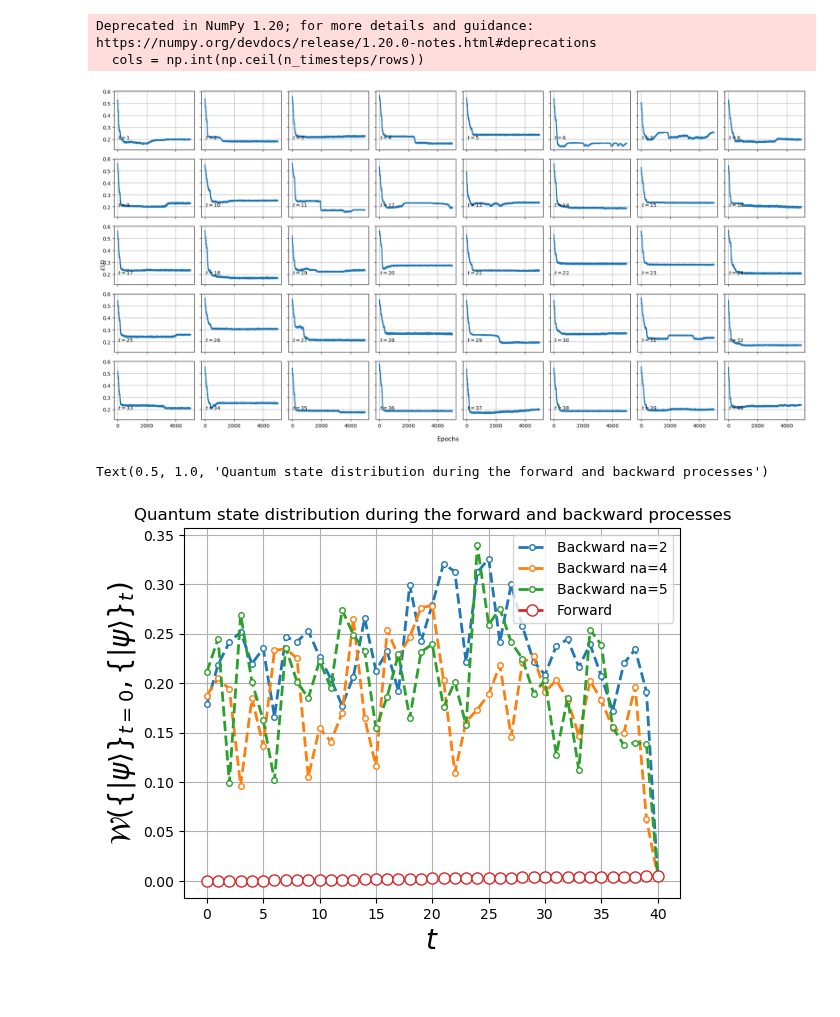
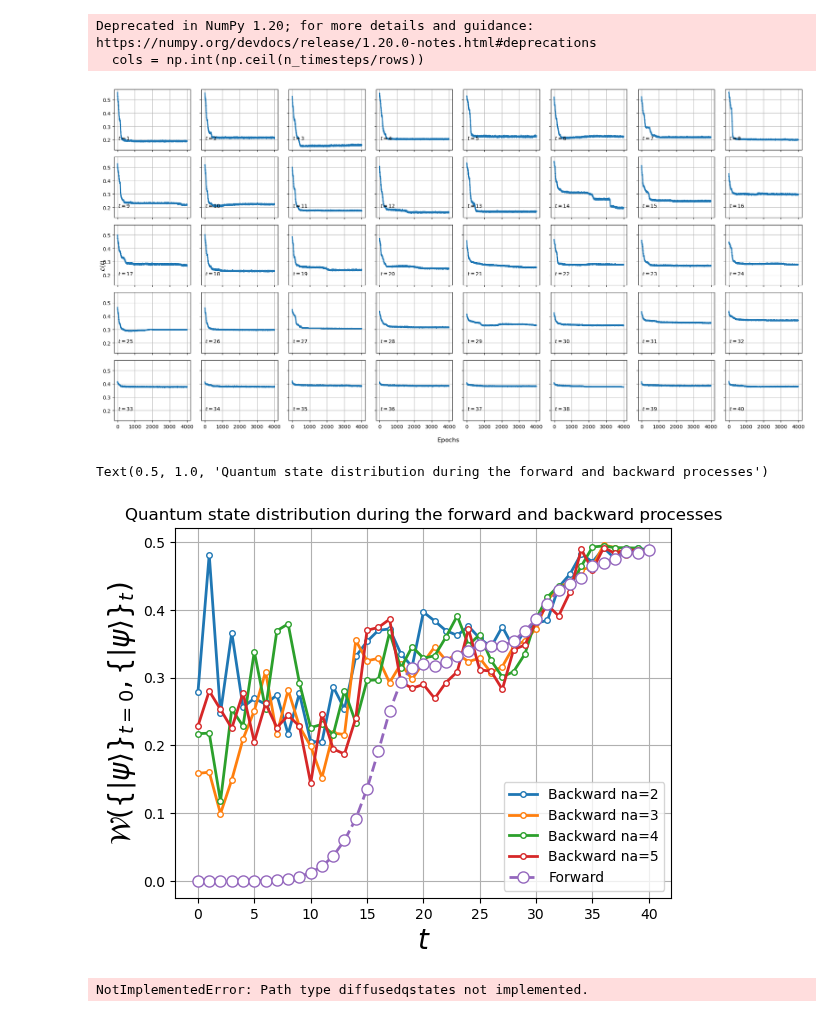
Before and after one commit to alapena/QuantGenMdl, a Jupyter notebook: visualize_denoising.ipynb, the cells around one changed output. Drawn from its saved outputs; the diff is of its cells as text; code cells hidden in the pictures.

```diff
--- a/visualize_denoising.ipynb
+++ b/visualize_denoising.ipynb
@@ -11,21 +11,27 @@ import time
 # EDITABLE
 n_qubits = 3
 config = {
+    'device': 'cuda:0',
     'dataset': {
         'dir': './data',
-        'name': f'CIRCLEY_{n_qubits}',
+        'name': 'CIRCLEY_3',
+        'transforms': {
+            'resize': 16
+        },
         'maxsize': 1000,
     },
     'model': {
         'n_timesteps': 40,
         'diffusion_schedule': {
-            'name': 'linear',
+            'name': 'square',
             'slope': 0.003,
+            # 'vrescale': 50,
+            # 'hrescale': 26
         }
     }
 }
 n_features = 2**n_qubits
-n_data, n_timesteps, n_ancilla_qubits, n_backward_layers = 1000, 40, 2, 6
+n_data, n_timesteps, n_ancilla_qubits, n_backward_layers = 1000, 40, 3, 6
 _, n_qubits = find_closest_power_of_2(n_features, return_power=True)
 # diffusion_schedule = 'linear0.36'
 diffusion_schedule = config['model']['diffusion_schedule']['name'] + str(config['model']['diffusion_schedule']['slope'])
@@ -53,7 +59,7 @@ plt.tight_layout()
 # %% [output]
 Deprecated in NumPy 1.20; for more details and guidance: https://numpy.org/devdocs/release/1.20.0-notes.html#deprecations
   cols = np.int(np.ceil(n_timesteps/rows))
-[figure, old version]
+[figure, new version]
 # %%
 # # Compute Wasserstein distance across timesteps
 # wassbackwardtrain = np.zeros(n_timesteps)
@@ -74,7 +80,7 @@ states_diffused = torch.from_numpy(np.load(dir / filename)).to(device)
 state_0 = states_diffused[0]
 
 # Load the parameters, sample using the model and compute the images
-values = [2,4,5]
+values = [2, 3, 4, 5]
 for n_ancilla_qubits in values:
 
     params_tot = torch.zeros((n_timesteps, 2*(n_qubits+n_ancilla_qubits)*n_backward_layers), device=device)
@@ -156,25 +162,25 @@ for n_ancilla_qubits in values:
 # %%
 # Plot it
 
 for n_ancilla_qubits in values:
 
     dir, filename = get_path(config, type='wassdistforward.npy', diffusion_schedule=diffusion_schedule, n_data=n_data, n_features=n_features, n_qubits=n_qubits, n_ancilla_qubits=n_ancilla_qubits, n_timesteps=n_timesteps, n_backward_layers=n_backward_layers)
     wassforward = np.load(dir / filename)
     dir, filename = get_path(config, type='wassdistbackwardtrain.npy', diffusion_schedule=diffusion_schedule, n_data=n_data, n_features=n_features, n_qubits=n_qubits, n_ancilla_qubits=n_ancilla_qubits, n_timesteps=n_timesteps, n_backward_layers=n_backward_layers)
     wassbackwardtrain = np.load(dir / filename)
 
     x = list(range(n_limit, n_timesteps+1))
-    plt.plot(x, wassbackwardtrain[n_limit:], 'o--', label=f'Backward na={n_ancilla_qubits}', mfc='white', markersize=4, lw=2)
+    plt.plot(x, wassbackwardtrain[n_limit:], 'o-', label=f'Backward na={n_ancilla_qubits}', mfc='white', markersize=4, lw=2)
 plt.plot(x, wassforward[n_limit:], 'o--', label='Forward', mfc='white', markersize=8, lw=2)
 plt.ylabel(r'$\mathcal{W}\left(\{|\psi\rangle\}_{t=0}, \{|\psi\rangle\}_{t} \right)$', fontsize=20)
 plt.xlabel(r'$t$', fontsize=20)
 plt.xticks(range(n_limit,n_timesteps+1, 5))
 plt.grid(True)
 plt.legend()
 plt.title(f'Quantum state distribution during the forward and backward processes')
 # %% [output]
 Text(0.5, 1.0, 'Quantum state distribution during the forward and backward processes')
-[figure, old version]
+[figure, new version]
 # %%
 # Compute the images across timesteps.
 # device = torch.device('cuda:0')
@@ -204,6 +210,8 @@ inputs = torch.zeros((n_timesteps, n_data, 2**(n_qubits+n_ancilla_qubits)), devi
 for t in tqdm(range(n_timesteps, 0, -1)):
     inputs[t-1, :, :2**n_qubits] = outputs[t]
     outputs[t-1] = model.backwardOutput_t(inputs[t-1], params_tot[t-1])
+# %% [output]
+NotImplementedError: Path type diffusedqstates not implemented.
 # %%
 # Visualize the evolution of one image
 n = 3 # select a sample
```
Also changed, not shown: parts of 2 cells of this notebook, 7 other files.
